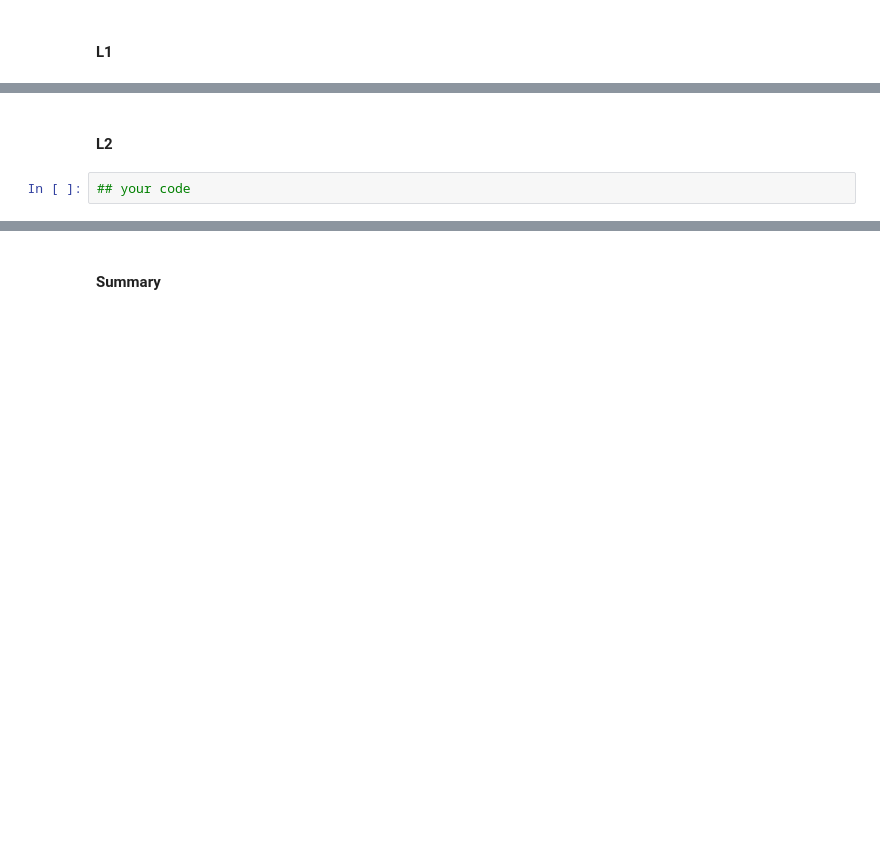
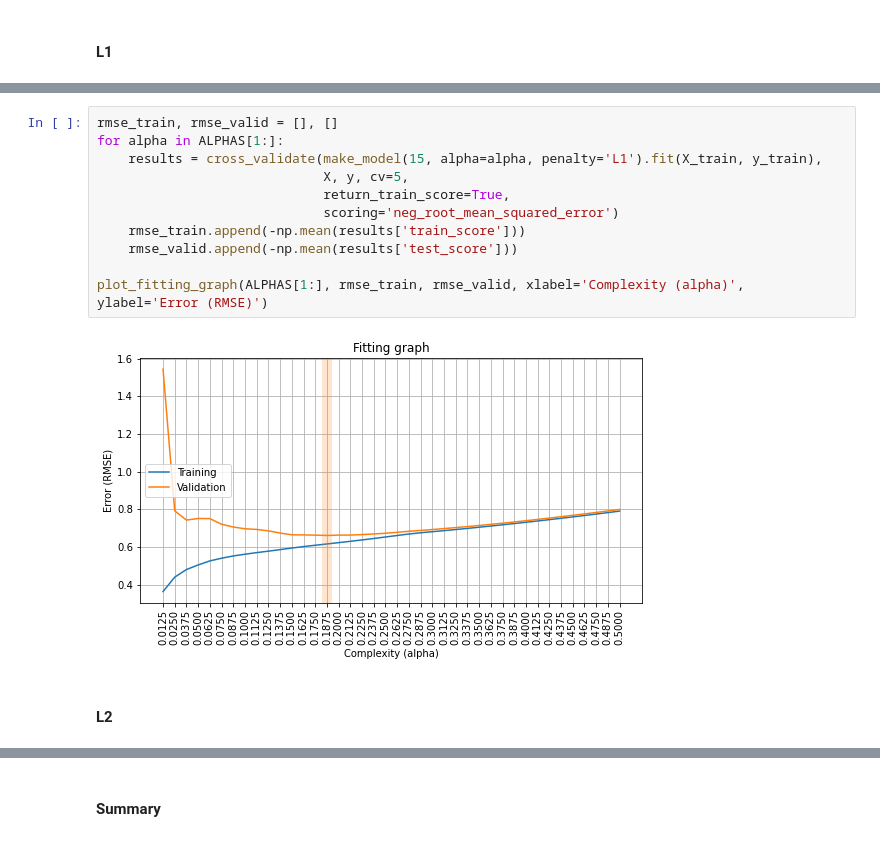
Before and after one commit to Anetta314159/4_overfitting_regularization, a Jupyter notebook: overfitting_regularization.ipynb, the cells around one changed output, grey strips where cells are left out. Cells and saved outputs as stored; diff of their text form; blank space fills up the shorter version.

```diff
--- a/overfitting_regularization.ipynb
+++ b/overfitting_regularization.ipynb
@@ -552,4 +587,15 @@ for i in range(X_hw.shape[1]):
+# %%
+rmse_train, rmse_valid = [], []
+for alpha in ALPHAS[1:]:
+    results = cross_validate(make_model(15, alpha=alpha, penalty='L1').fit(X_train, y_train),
+                             X, y, cv=5,
+                             return_train_score=True,
+                             scoring='neg_root_mean_squared_error')
+    rmse_train.append(-np.mean(results['train_score']))
+    rmse_valid.append(-np.mean(results['test_score']))
+
+plot_fitting_graph(ALPHAS[1:], rmse_train, rmse_valid, xlabel='Complexity (alpha)', ylabel='Error (RMSE)')
+# %% [output]
+[figure, added]
 # %% [markdown]
 #### L2
-# %%
-## your code
```
Also changed, not shown: parts of 32 cells of this notebook.
